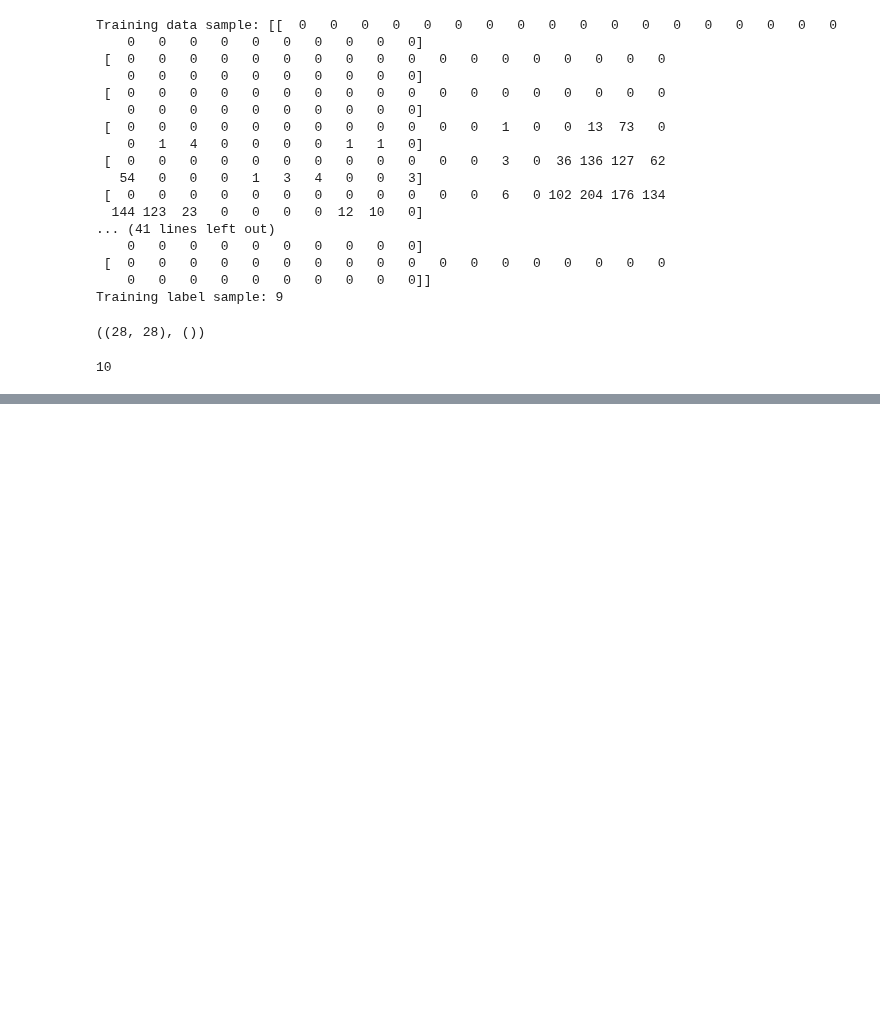
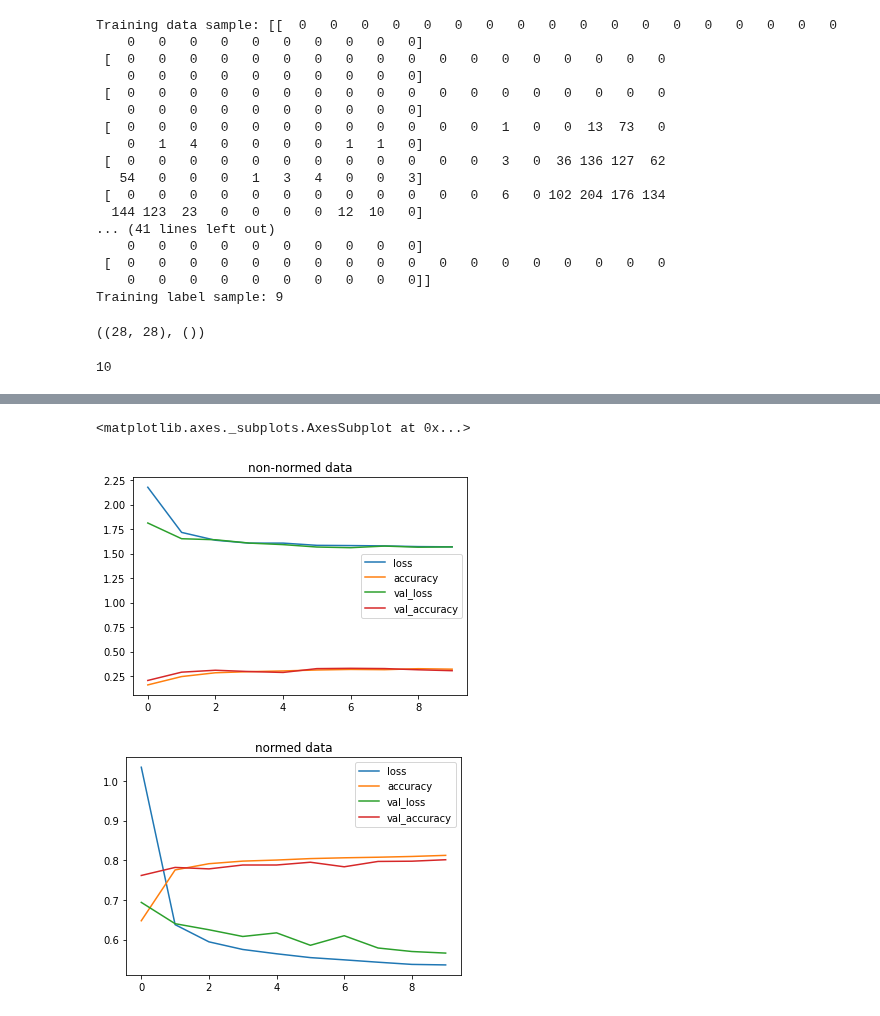
Before and after one commit to hiydavid/tfdev-learning, a Jupyter notebook: ZTM/notebooks/tfdev_02_neural_network_classification.ipynb, the cells around one changed output, grey strips where cells are left out. Cells and saved outputs as stored; diff of their text form; code cells hidden in the pictures; blank space fills up the shorter version.

```diff
--- a/ZTM/notebooks/tfdev_02_neural_network_classification.ipynb
+++ b/ZTM/notebooks/tfdev_02_neural_network_classification.ipynb
@@ -516,0 +573,25 @@ for i in range(4):
+# %%
+# need to scale features to between 0 and 1 by dividing by max
+train_data_norm = train_data / 255.
+test_data_norm = test_data / 255.
+# %%
+# build model
+tf.random.set_seed(42)
+
+model_fm1 = tf.keras.Sequential([
+    tf.keras.layers.Flatten(input_shape=(28, 28)), # flatten into an array
+    tf.keras.layers.Dense(4, activation='relu'),
+    tf.keras.layers.Dense(4, activation='relu'),
+    tf.keras.layers.Dense(10, activation='softmax')
+])
+
+model_fm1.compile(
+    loss=tf.keras.losses.SparseCategoricalCrossentropy(),
+    optimizer=tf.keras.optimizers.Adam(),
+    metrics=['accuracy']
+)
+
+norm_history = model_fm1.fit(
+    train_data_norm, train_labels, epochs=10,
+    validation_data=(test_data_norm, test_labels)
+)
@@ -516,0 +619,8 @@ for i in range(4):
+# %%
+# plot and compare norm vs non-norm input data
+pd.DataFrame(non_norm_history.history).plot(title="non-normed data")
+pd.DataFrame(norm_history.history).plot(title="normed data")
+# %% [output]
+<matplotlib.axes._subplots.AxesSubplot at 0x...>
+[figure, added]
+[figure, added]
```
Also changed, not shown: parts of 29 cells of this notebook.
